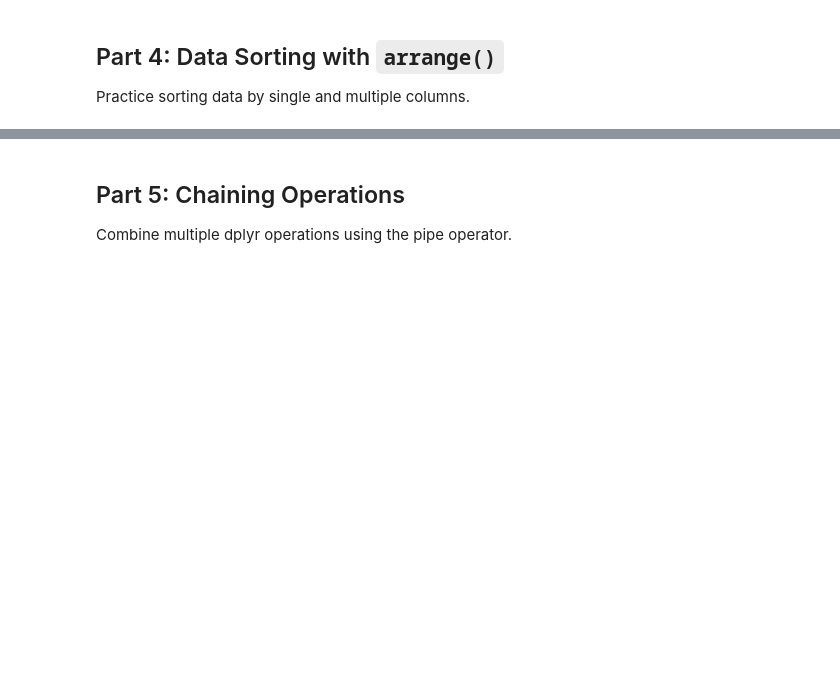
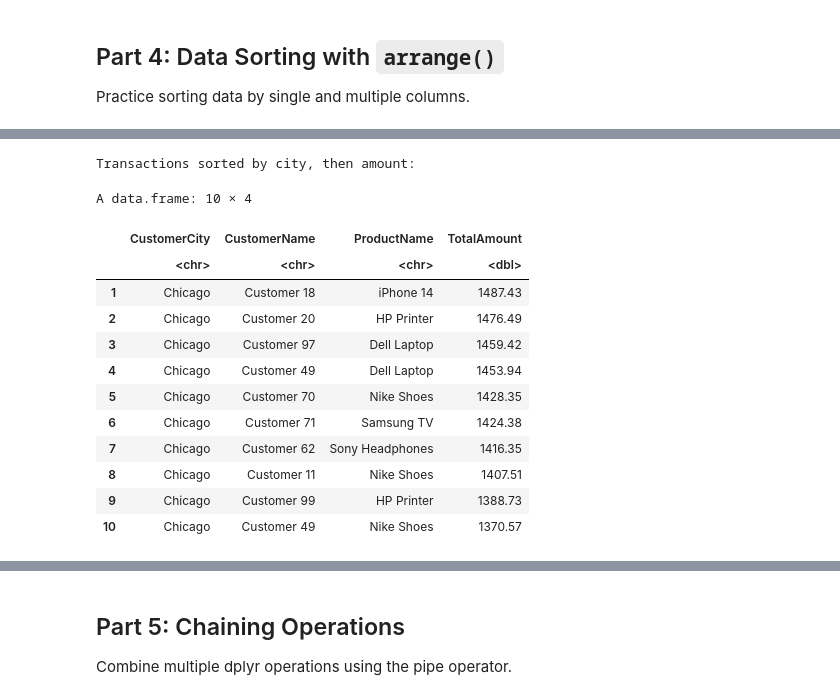
Before and after one commit to UTSA-Humphries-Data-Science/assignment-1-version-3-vivicowan, a Jupyter notebook: assignment/Homework/homework_lesson_3_data_transformation.ipynb, the cells around one changed output, grey strips where cells are left out. Cells and saved outputs as stored; diff of their text form; code cells hidden in the pictures; blank space fills up the shorter version.

```diff
--- a/assignment/Homework/homework_lesson_3_data_transformation.ipynb
+++ b/assignment/Homework/homework_lesson_3_data_transformation.ipynb
@@ -311,14 +330,31 @@ head(transactions_by_amount_desc %>% select(CustomerName, ProductName, TotalAmou
 # %%
 # Task 4.2: Multiple Column Sorting
 # Sort by CustomerCity (ascending), then by TotalAmount (descending)
 
 transactions_by_city_amount <- transactions %>%
   # Your code here:
+  arrange(CustomerCity,
+  desc(TotalAmount))
 
 
 # Display first 10 rows
 cat("Transactions sorted by city, then amount:\n")
 head(transactions_by_city_amount %>% select(CustomerCity, CustomerName, ProductName, TotalAmount), 10)
+# %% [output]
+Transactions sorted by city, then amount:
+A data.frame: 10 × 4
+|  | CustomerCity | CustomerName | ProductName | TotalAmount |
+|  | <chr> | <chr> | <chr> | <dbl> |
+| 1 | Chicago | Customer 18 | iPhone 14 | 1487.43 |
+| 2 | Chicago | Customer 20 | HP Printer | 1476.49 |
+| 3 | Chicago | Customer 97 | Dell Laptop | 1459.42 |
+| 4 | Chicago | Customer 49 | Dell Laptop | 1453.94 |
+| 5 | Chicago | Customer 70 | Nike Shoes | 1428.35 |
+| 6 | Chicago | Customer 71 | Samsung TV | 1424.38 |
+| 7 | Chicago | Customer 62 | Sony Headphones | 1416.35 |
+| 8 | Chicago | Customer 11 | Nike Shoes | 1407.51 |
+| 9 | Chicago | Customer 99 | HP Printer | 1388.73 |
+| 10 | Chicago | Customer 49 | Nike Shoes | 1370.57 |
 # %%
 # Task 4.3: Date-Based Sorting
 # Sort by TransactionDate chronologically (oldest first)
```
Also changed, not shown: parts of 9 cells of this notebook.
